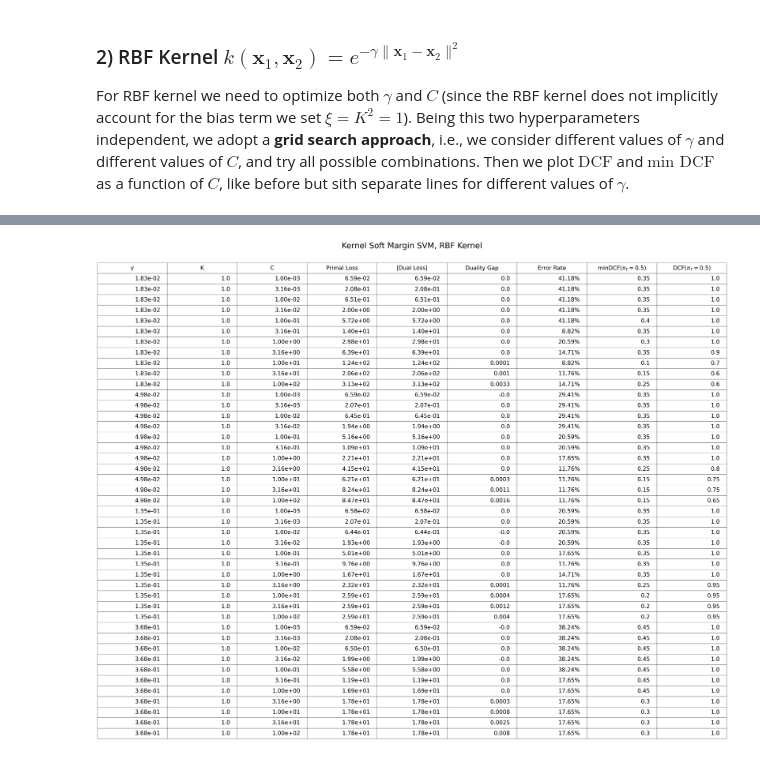
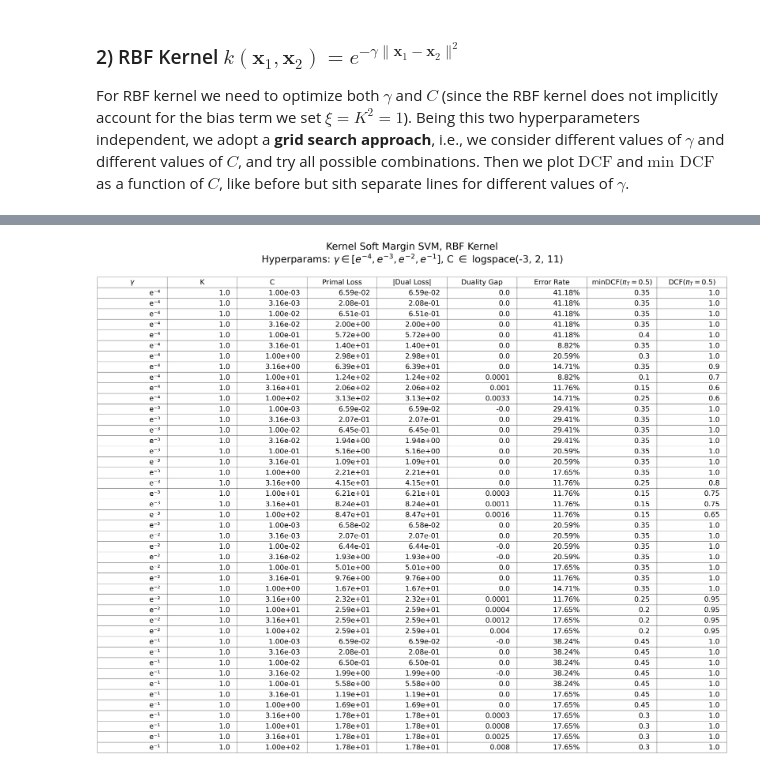
Before and after one commit to RiccardoRevalor/Fingerprint_Spoofing_Detection, a Jupyter notebook: 4_SVM.ipynb, the cells around one changed output, grey strips where cells are left out. Saved outputs shown, nothing was run; the diff lists cells and outputs as text; code cells hidden in the pictures.

```diff
--- a/4_SVM.ipynb
+++ b/4_SVM.ipynb
@@ -209,3 +211,8 @@ Text(0.5, 1.0, 'minDCF and actDCF vs C')
 For RBF kernel we need to optimize both $\gamma$ and $C$ (since the RBF kernel does not implicitly account
 for the bias term we set $\xi = K^2 = 1$). Being this two hyperparameters independent, we adopt a **grid search approach**, i.e., we consider different values
 of $\gamma$ and different values of $C$, and try all possible combinations. Then we plot $\text{DCF}$ and $\text{min DCF}$ as a function of $C$, like before but sith separate lines for different values of $\gamma$.
+# %%
+gamma_values_numeric = np.array([np.exp(-4), np.exp(-3), np.exp(-2), np.exp(-1)])
+gamma_labels_pretty = ['e⁻⁴', 'e⁻³', 'e⁻²', 'e⁻¹']
+gamma_label_dict = dict(zip(gamma_values_numeric, gamma_labels_pretty))
+print(f"gamma_label_dict: {gamma_label_dict}")
@@ -263,7 +272,7 @@ primal_loss_table, dual_loss_table, dualitygap_table = unpacked_results
 table_data = []
 for i in range(len(C_table)):
     table_data.append([
-        f"{gamma_table[i]:.2e}",
+        gamma_label_dict[gamma_table[i]],
         K_table[i],
         f"{C_table[i]:.2e}",
         f"{primal_loss_table[i]:.2e}",
@@ -287,12 +296,12 @@ Grid Search: 44 combinations of (gamma, C) to test.
 # %%
 fig, ax = plt.subplots()
 ax.axis('tight')
 ax.axis('off')
 table = ax.table(cellText=table_data, colLabels=['$\gamma$', 'K', 'C', 'Primal Loss', '|Dual Loss|', 'Duality Gap', 'Error Rate', 'minDCF($\pi_T = 0.5$)', 'DCF($\pi_T = 0.5$)'], loc='center')
 table.auto_set_font_size(False)
-table.set_fontsize(32)
+table.set_fontsize(40)
 table.scale(10, 5)
-plt.title('Kernel Soft Margin SVM, RBF Kernel', fontsize=45, pad=1300)
+plt.title('Kernel Soft Margin SVM, RBF Kernel\nHyperparams: $\gamma \in [e^{-4}, e^{-3}, e^{-2}, e^{-1}]$, C $\in$ logspace(-3, 2, 11)', fontsize=55, pad=1300)
 plt.show()
 # %% [output]
-[figure, old version]
+[figure, new version]
```
Also changed, not shown: parts of 9 cells of this notebook.
